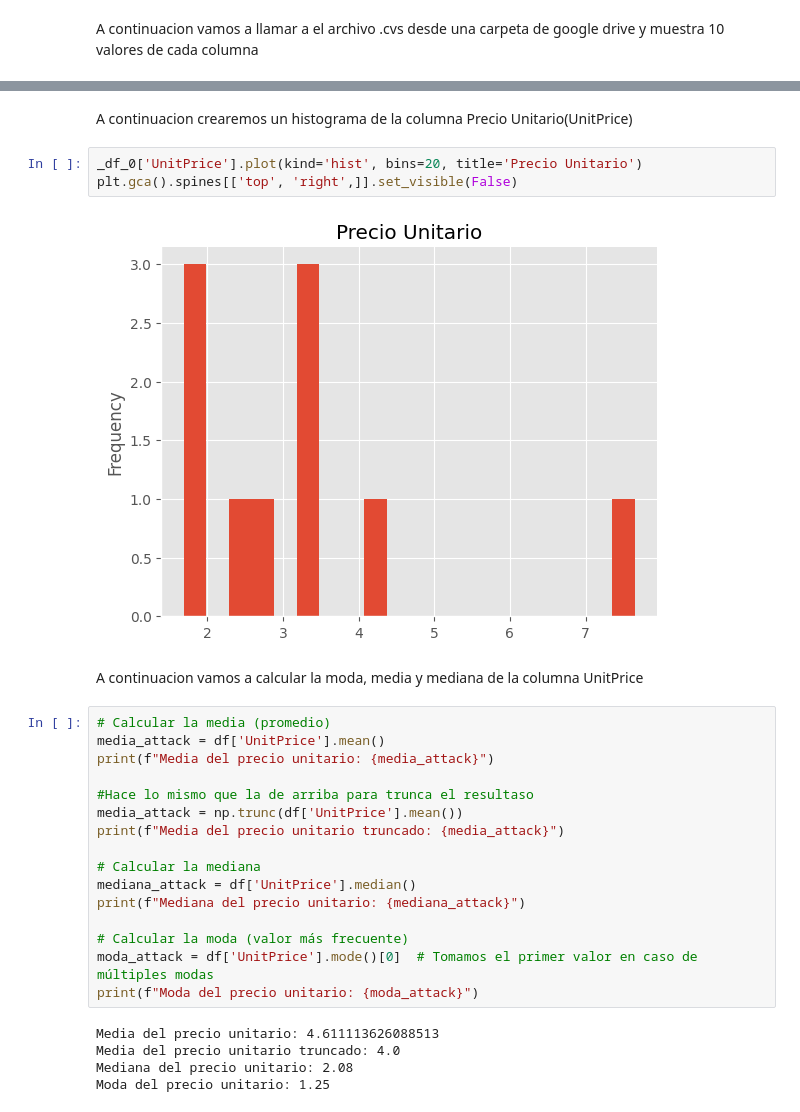
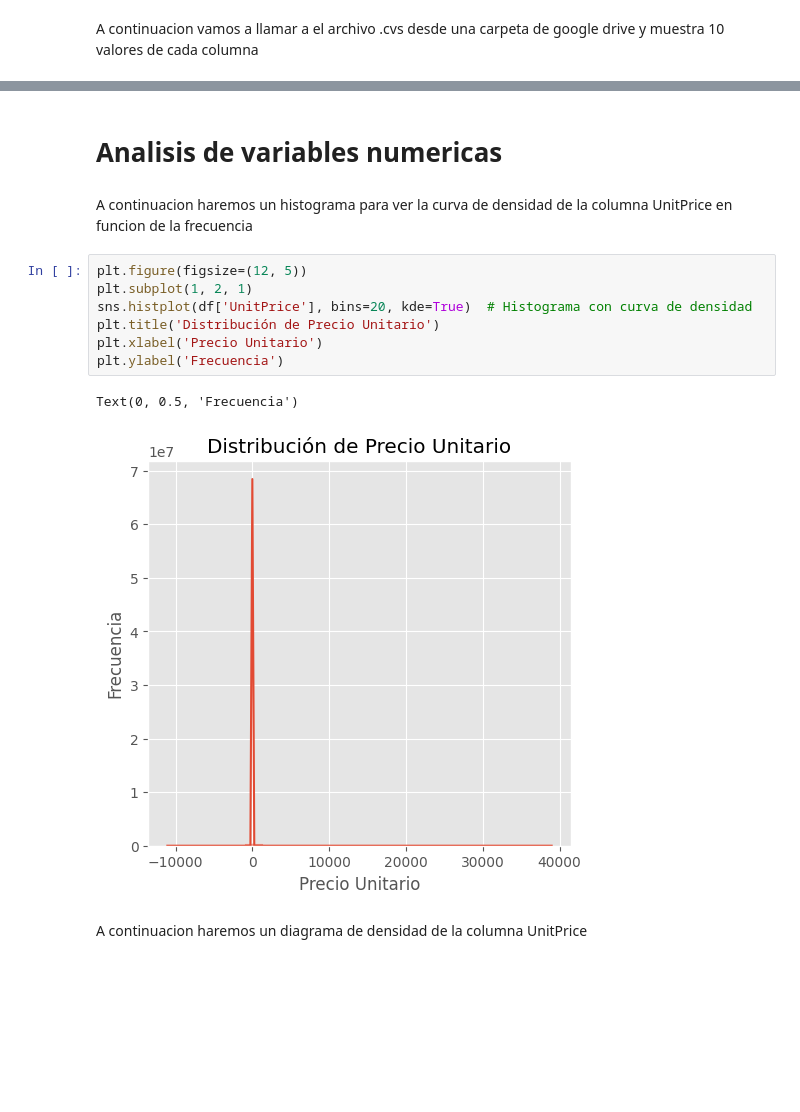
Before and after one commit to AlanBarria/Prueba_1_ML, a Jupyter notebook: Prueba_1_ML.ipynb, the cells around one changed output, grey strips where cells are left out. Cells and saved outputs as stored; diff of their text form; blank space fills up the shorter version.

```diff
--- a/Prueba_1_ML.ipynb
+++ b/Prueba_1_ML.ipynb
@@ -57,30 +102,16 @@ df.head(10)
+# %% [markdown]
+# Analisis de variables numericas
+# %% [markdown]
+A continuacion haremos un histograma para ver la curva de densidad de la columna UnitPrice en funcion de la frecuencia
+# %%
+plt.figure(figsize=(12, 5))
+plt.subplot(1, 2, 1)
+sns.histplot(df['UnitPrice'], bins=20, kde=True)  # Histograma con curva de densidad
+plt.title('Distribución de Precio Unitario')
+plt.xlabel('Precio Unitario')
+plt.ylabel('Frecuencia')
+# %% [output]
+Text(0, 0.5, 'Frecuencia')
+[figure, added]
 # %% [markdown]
-A continuacion crearemos un histograma de la columna Precio Unitario(UnitPrice)
+A continuacion haremos un diagrama de densidad de la columna UnitPrice
-# %%
-_df_0['UnitPrice'].plot(kind='hist', bins=20, title='Precio Unitario')
-plt.gca().spines[['top', 'right',]].set_visible(False)
-# %% [output]
-[figure, removed]
-# %% [markdown]
-A continuacion vamos a calcular la moda, media y mediana de la columna UnitPrice
-# %%
-# Calcular la media (promedio)
-media_attack = df['UnitPrice'].mean()
-print(f"Media del precio unitario: {media_attack}")
-
-#Hace lo mismo que la de arriba para trunca el resultaso
-media_attack = np.trunc(df['UnitPrice'].mean())
-print(f"Media del precio unitario truncado: {media_attack}")
-
-# Calcular la mediana
-mediana_attack = df['UnitPrice'].median()
-print(f"Mediana del precio unitario: {mediana_attack}")
-
-# Calcular la moda (valor más frecuente)
-moda_attack = df['UnitPrice'].mode()[0]  # Tomamos el primer valor en caso de múltiples modas
-print(f"Moda del precio unitario: {moda_attack}")
-# %% [output]
-Media del precio unitario: 4.611113626088513
-Media del precio unitario truncado: 4.0
-Mediana del precio unitario: 2.08
-Moda del precio unitario: 1.25
```
Also changed, not shown: parts of 17 cells of this notebook.
